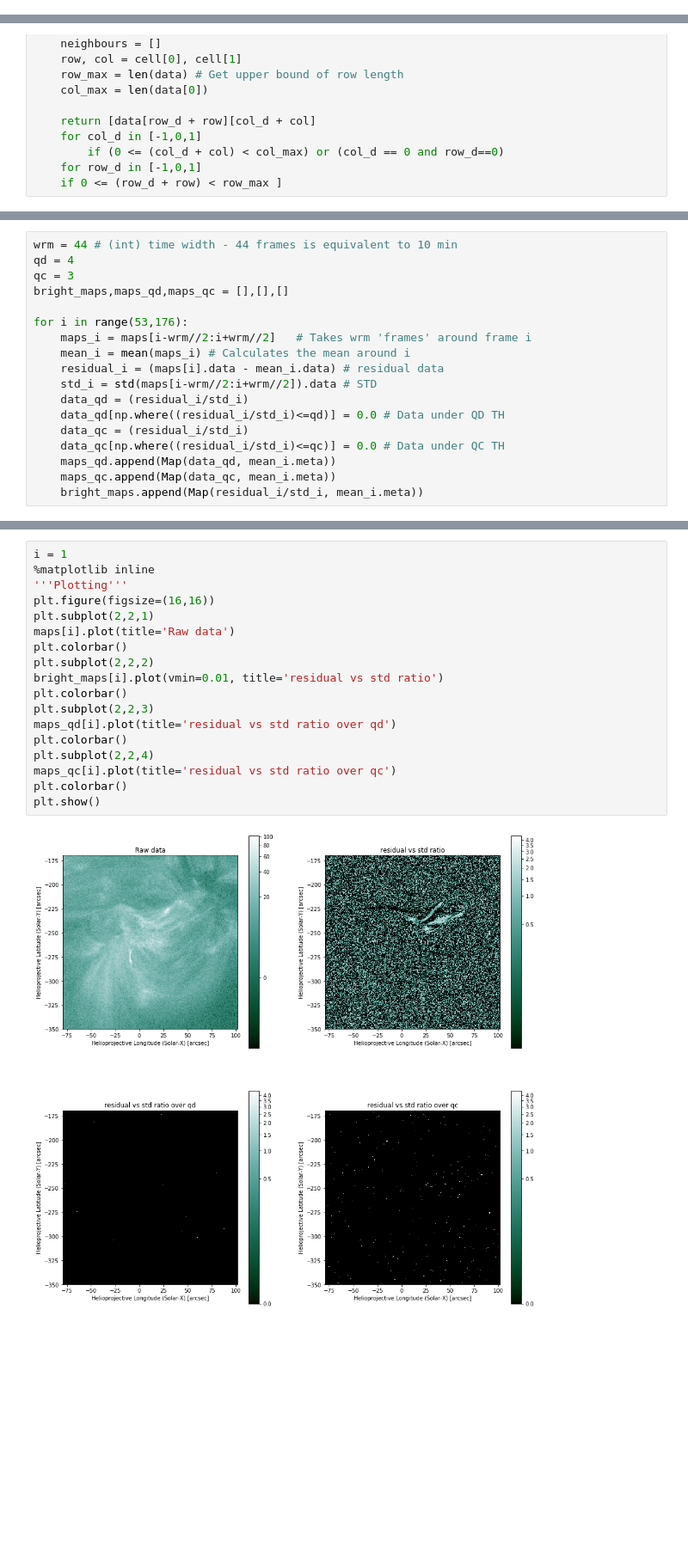
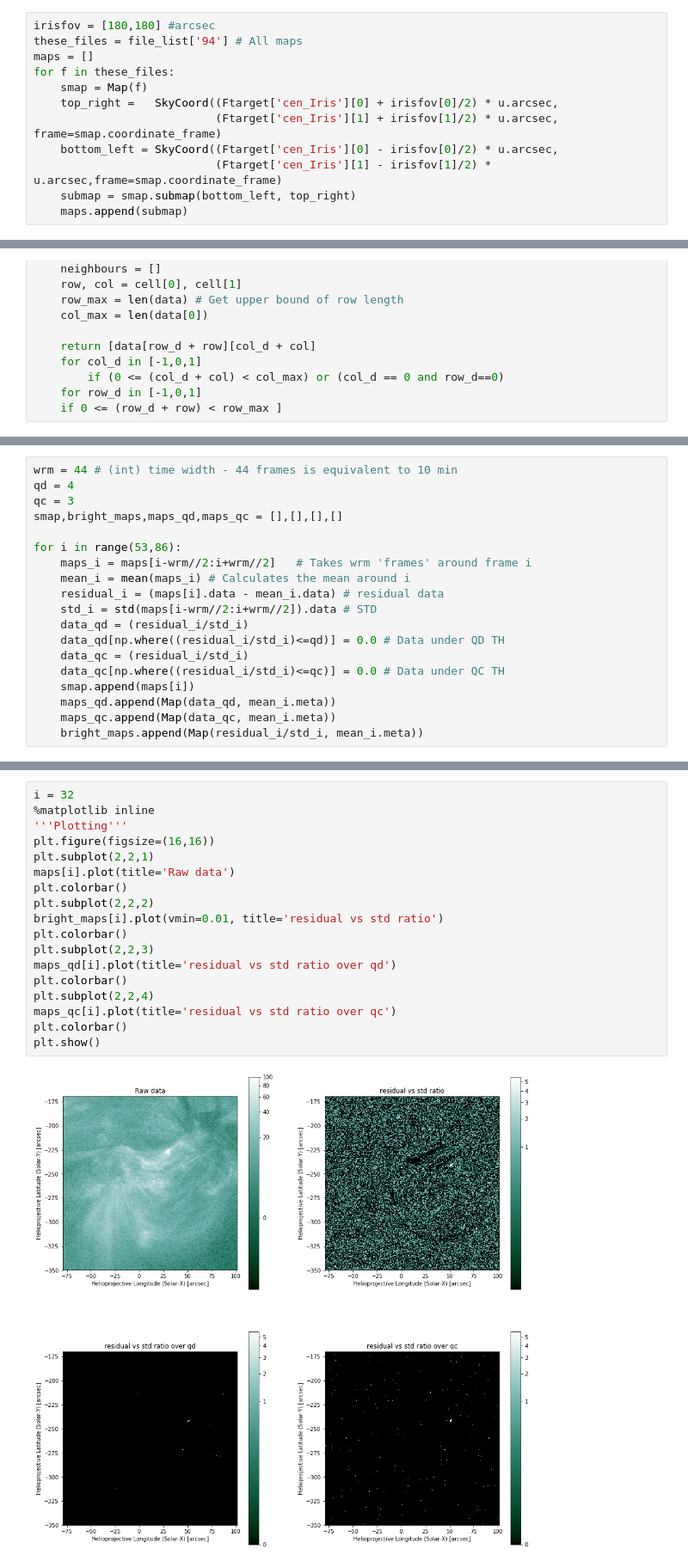
Before and after one commit to pymilo/Milo_FOXSI_Science, a Jupyter notebook: Notebooks/Kobelski_Method_Brightness.ipynb, the cells around one changed output, grey strips where cells are left out. Shown at 86% size. Cells and saved outputs as stored; diff of their text form; blank space fills up the shorter version.

```diff
--- a/Notebooks/Kobelski_Method_Brightness.ipynb
+++ b/Notebooks/Kobelski_Method_Brightness.ipynb
@@ -64,3 +66,15 @@ for key in str_indices:
+# %%
+irisfov = [180,180] #arcsec
+these_files = file_list['94'] # All maps
+maps = []
+for f in these_files:
+    smap = Map(f)
+    top_right =   SkyCoord((Ftarget['cen_Iris'][0] + irisfov[0]/2) * u.arcsec,
+                           (Ftarget['cen_Iris'][1] + irisfov[1]/2) * u.arcsec, frame=smap.coordinate_frame)
+    bottom_left = SkyCoord((Ftarget['cen_Iris'][0] - irisfov[0]/2) * u.arcsec,
+                           (Ftarget['cen_Iris'][1] - irisfov[1]/2) * u.arcsec,frame=smap.coordinate_frame)
+    submap = smap.submap(bottom_left, top_right)
+    maps.append(submap)
 # %% [markdown]
 Defining `mean`, `std`, and `get_neighbours` *functions*:
 # %%
@@ -109,9 +123,9 @@ Making `maps`, `bright_maps`, `maps_qd`, and `maps_qc`:
 wrm = 44 # (int) time width - 44 frames is equivalent to 10 min
 qd = 4
 qc = 3
-bright_maps,maps_qd,maps_qc = [],[],[]
+smap,bright_maps,maps_qd,maps_qc = [],[],[],[]
 
-for i in range(53,176):
+for i in range(53,86):
     maps_i = maps[i-wrm//2:i+wrm//2]   # Takes wrm 'frames' around frame i
     mean_i = mean(maps_i) # Calculates the mean around i
     residual_i = (maps[i].data - mean_i.data) # residual data
@@ -120,6 +134,7 @@ for i in range(53,176):
     data_qd[np.where((residual_i/std_i)<=qd)] = 0.0 # Data under QD TH
     data_qc = (residual_i/std_i)
     data_qc[np.where((residual_i/std_i)<=qc)] = 0.0 # Data under QC TH
+    smap.append(maps[i])
     maps_qd.append(Map(data_qd, mean_i.meta))
     maps_qc.append(Map(data_qc, mean_i.meta))
     bright_maps.append(Map(residual_i/std_i, mean_i.meta))
@@ -126,21 +143,21 @@ for i in range(53,176):
 # %%
-i = 1
+i = 32
 %matplotlib inline
 '''Plotting'''
 plt.figure(figsize=(16,16))
 plt.subplot(2,2,1)
 maps[i].plot(title='Raw data')
 plt.colorbar()
 plt.subplot(2,2,2)
 bright_maps[i].plot(vmin=0.01, title='residual vs std ratio')
 plt.colorbar()
 plt.subplot(2,2,3)
 maps_qd[i].plot(title='residual vs std ratio over qd')
 plt.colorbar()
 plt.subplot(2,2,4)
 maps_qc[i].plot(title='residual vs std ratio over qc')
 plt.colorbar()
 plt.show()
 # %% [output]
-[figure, old version]
+[figure, new version]
 # %% [markdown]
```
Also changed, not shown: parts of 19 cells of this notebook.
